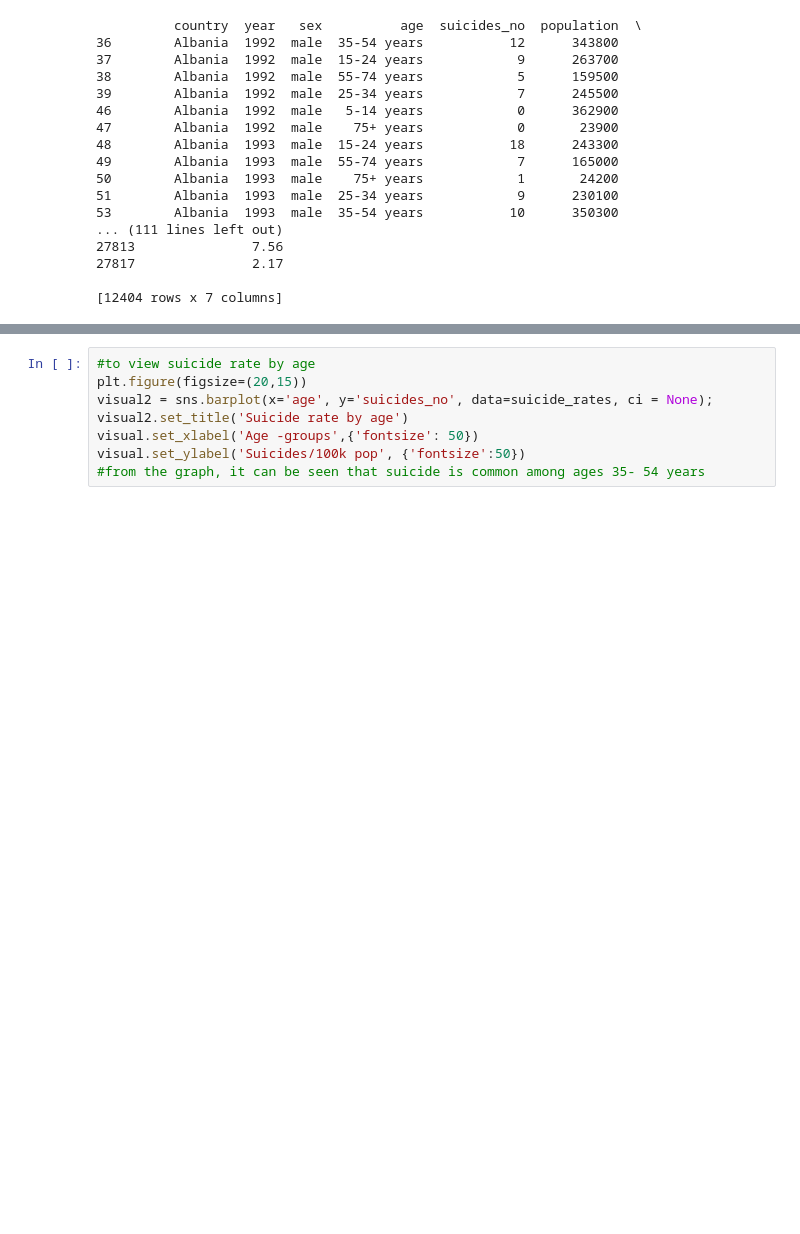
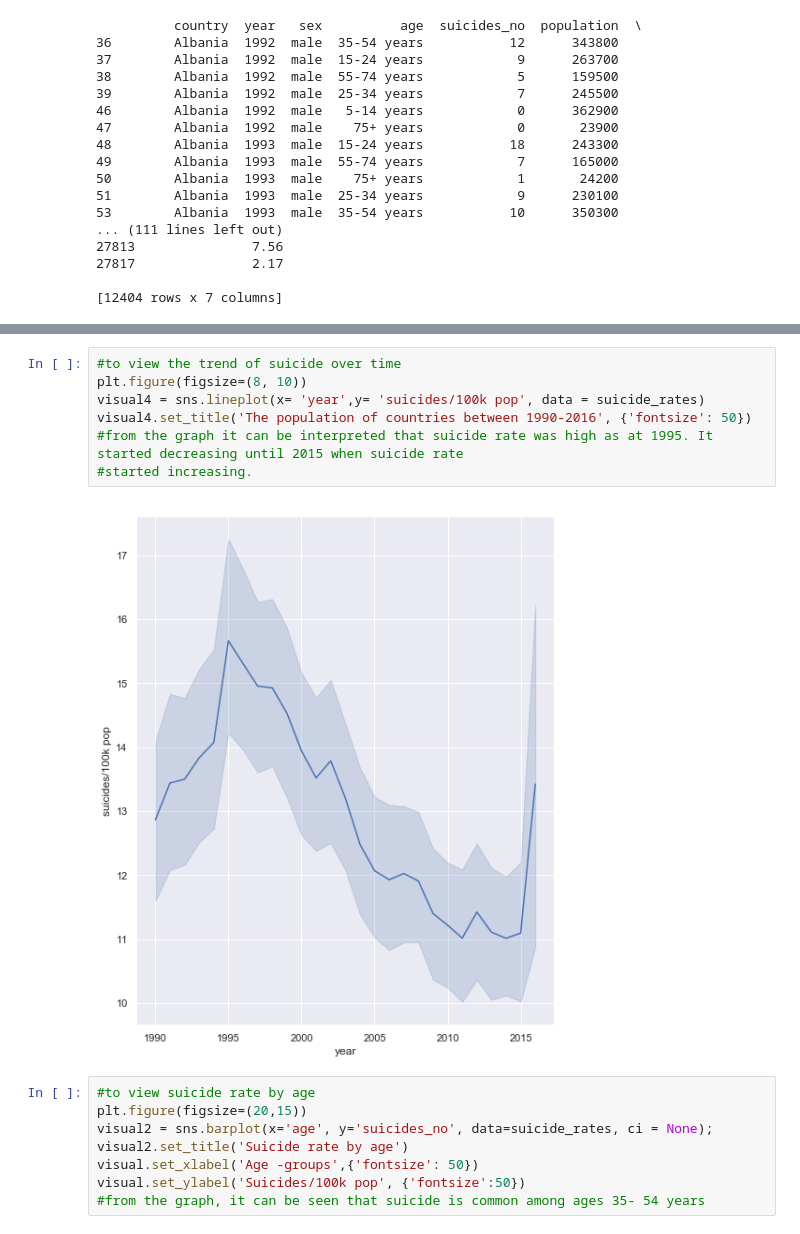
Before and after one commit to ndanni/Suicide_analysis, a Jupyter notebook: project/ndane_capstone_project.ipynb, the cells around one changed output, grey strips where cells are left out. Drawn from its saved outputs; the diff is of its cells as text; blank space fills up the shorter version.

```diff
--- a/project/ndane_capstone_project.ipynb
+++ b/project/ndane_capstone_project.ipynb
@@ -335,3 +335,12 @@ plt.xticks(rotation= 90)
+# %%
+#to view the trend of suicide over time
+plt.figure(figsize=(8, 10))
+visual4 = sns.lineplot(x= 'year',y= 'suicides/100k pop', data = suicide_rates)
+visual4.set_title('The population of countries between 1990-2016', {'fontsize': 50})
+#from the graph it can be interpreted that suicide rate was high as at 1995. It started decreasing until 2015 when suicide rate
+#started increasing.
+# %% [output]
+[figure, added]
 # %%
 #to view suicide rate by age
 plt.figure(figsize=(20,15))
```
Also changed, not shown: parts of 8 cells of this notebook, 1 other file.
